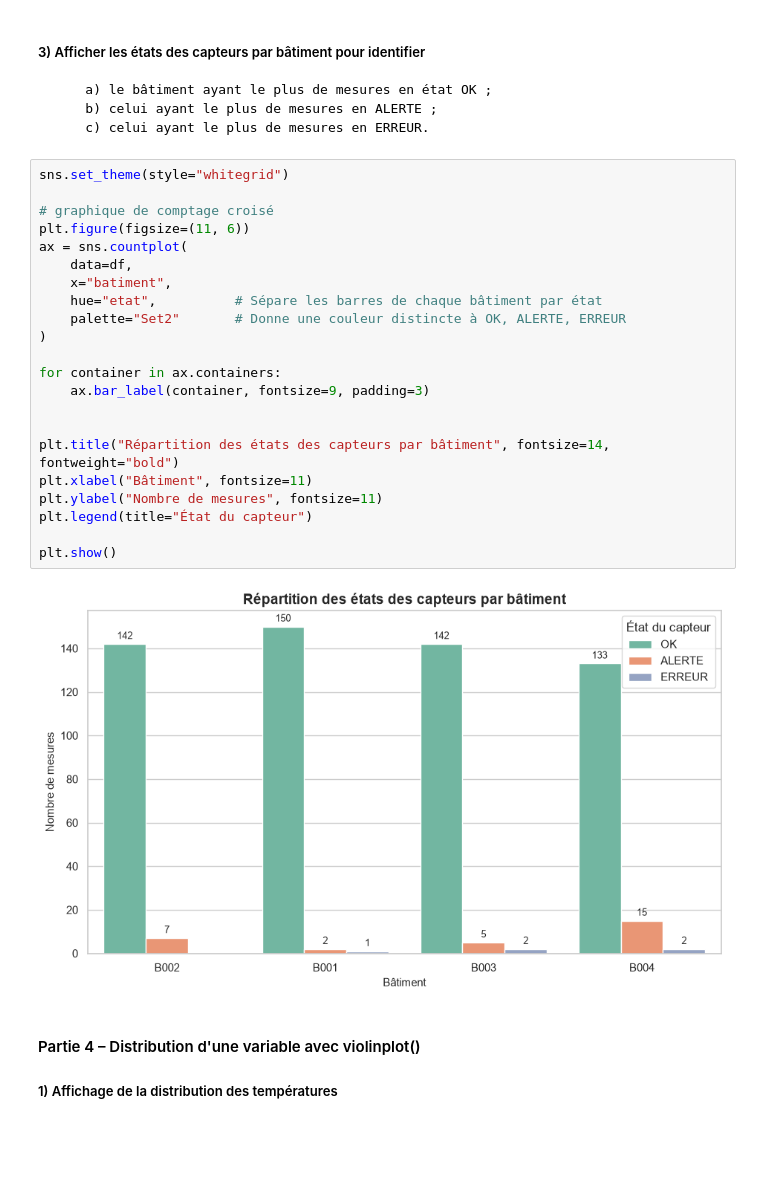
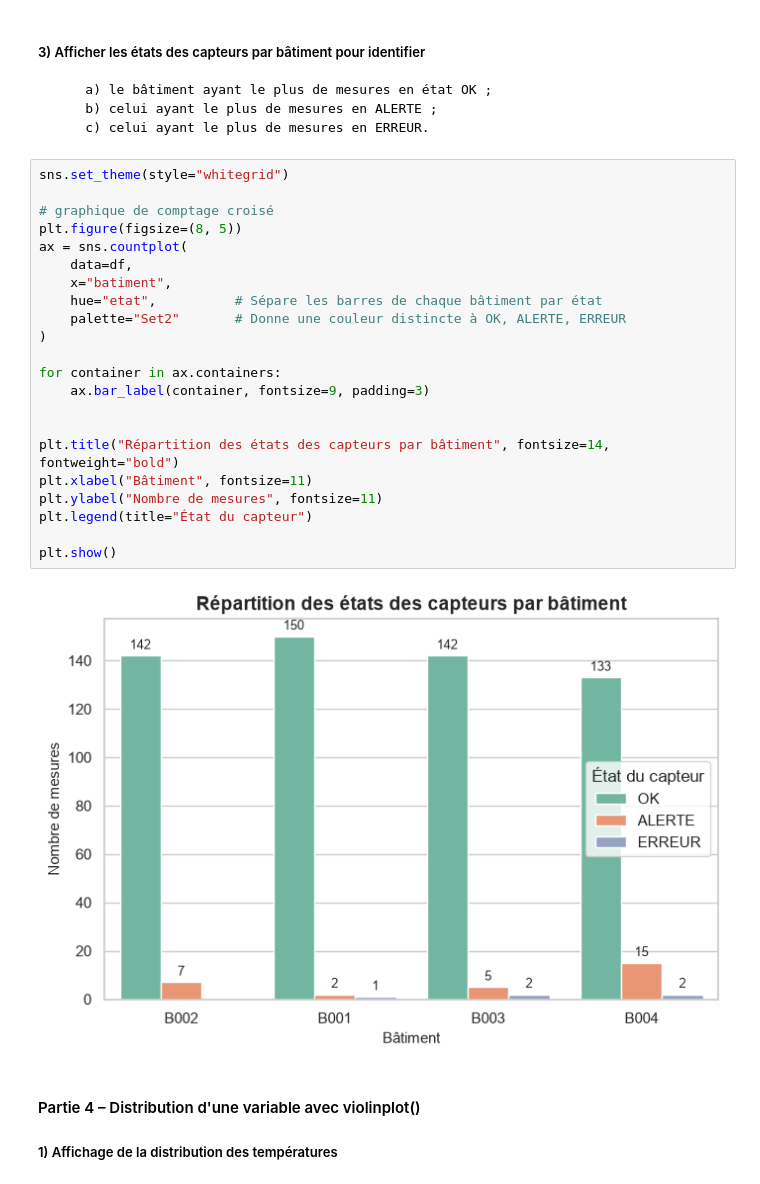
Before and after one commit to cheikhahmedtidiane/atelier_seaborn_iot, a Jupyter notebook: notebooks/atelier_seaborn_iot.ipynb, the cells around one changed output. Drawn from its saved outputs; the diff is of its cells as text; blank space fills up the shorter version.

```diff
--- a/notebooks/atelier_seaborn_iot.ipynb
+++ b/notebooks/atelier_seaborn_iot.ipynb
@@ -316,27 +316,27 @@ plt.show()
 # %%
 sns.set_theme(style="whitegrid")
 
 # graphique de comptage croisé
-plt.figure(figsize=(11, 6))
+plt.figure(figsize=(8, 5))
 ax = sns.countplot(
     data=df,
     x="batiment",
     hue="etat",          # Sépare les barres de chaque bâtiment par état
     palette="Set2"       # Donne une couleur distincte à OK, ALERTE, ERREUR
 )
 
 for container in ax.containers:
     ax.bar_label(container, fontsize=9, padding=3)
 
 
 plt.title("Répartition des états des capteurs par bâtiment", fontsize=14, fontweight="bold")
 plt.xlabel("Bâtiment", fontsize=11)
 plt.ylabel("Nombre de mesures", fontsize=11)
 plt.legend(title="État du capteur")
 
 plt.show()
 # %% [output]
-[figure, old version]
+[figure, new version]
 # %% [markdown]
 #### Partie 4 – Distribution d'une variable avec violinplot()
 ##### 1) Affichage de la distribution des températures
```
Also changed, not shown: parts of 5 cells of this notebook.
